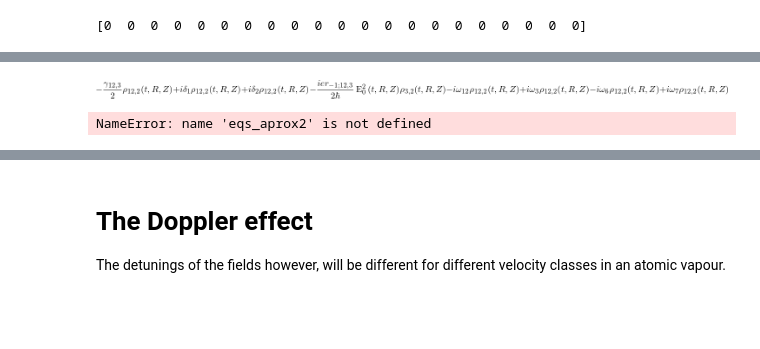
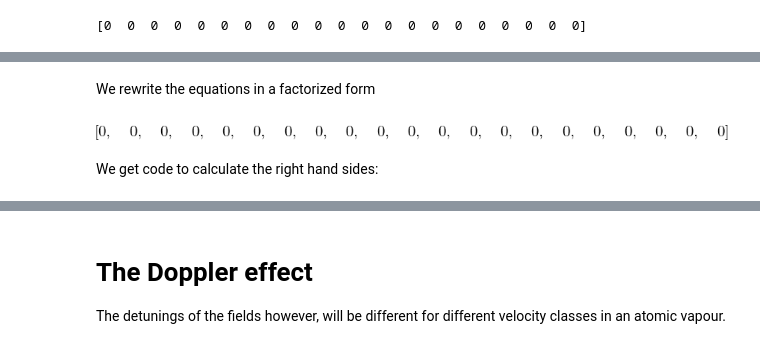
Before and after one commit to oscarlazoarjona/quantum_memories, a Jupyter notebook: examples/hyperfine_orca/Hyperfine Orca memory equations.ipynb, the cells around one changed output, grey strips where cells are left out. Cells and saved outputs as stored; diff of their text form; code cells hidden in the pictures; blank space fills up the shorter version.

```diff
--- a/examples/hyperfine_orca/Hyperfine Orca memory equations.ipynb
+++ b/examples/hyperfine_orca/Hyperfine Orca memory equations.ipynb
@@ -400,7 +400,8 @@ We can see that it is convenient to choose $\theta_1=-\omega_1$ to simplify the
 
 We define the density matrix.
 # %%
-rho=define_density_matrix(Ne, variables=[t,R,Z])
+vX, vY, vZ=symbols("v_X, v_Y, v_Z", real=True)
+rho=define_density_matrix(Ne, variables=[t, Z, vZ])
 # fprint( rho , print_ascii=print_ascii)
 # %% [markdown]
 The hamiltonian part of the equations is
@@ -733,10 +711,12 @@ E_0^1(t, R, Z)
+# %% [markdown]
+We rewrite the equations in a factorized form
 # %%
 from sympy import diff, I
 def semi_factor(expr0, f1, f2):
     expr = expr0
     aux = symbols("aux")
     expr = expr.subs({f1: aux})
-    d1 = diff(expr, aux)
+    d1 = diff(expr, aux).factor()
     r1 = (expr- d1*aux).expand()
     expr = expr.subs({aux: f1})
 
@@ -745,18 +725,15 @@ def semi_factor(expr0, f1, f2):
     r2 = (expr-d2*aux).expand()
 
     return (d1*f1+d2*f2)
-# %%
-eqs_aprox[19]
-# %% [output]
-[figure, removed]
-# %%
-eqs_aprox2[-1]
-# %% [output]
-NameError: name 'eqs_aprox2' is not defined
 # %%
 eqs_aprox2 =[semi_factor(eqs_aprox[i], I*e/hbar/2, xx[i]) for i in range(Nxx)]
+eqs_aprox2[-1] = eqs_aprox[-1].factor()
 zero = [(eqs_aprox[i]-eqs_aprox2[i]).expand() for i in range(Nxx)]
 zero
+# %% [output]
+[figure, added]
+# %% [markdown]
+We get code to calculate the right hand sides:
 # %%
 fact = symbols("fact")
 def format_expr(expr):
```
Also changed, not shown: parts of 36 cells of this notebook, 1 other file.
